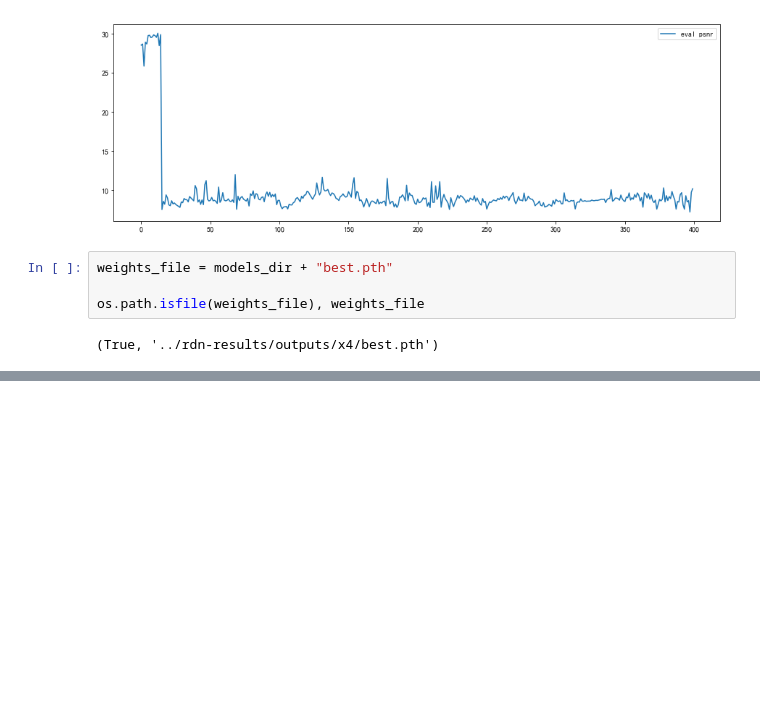
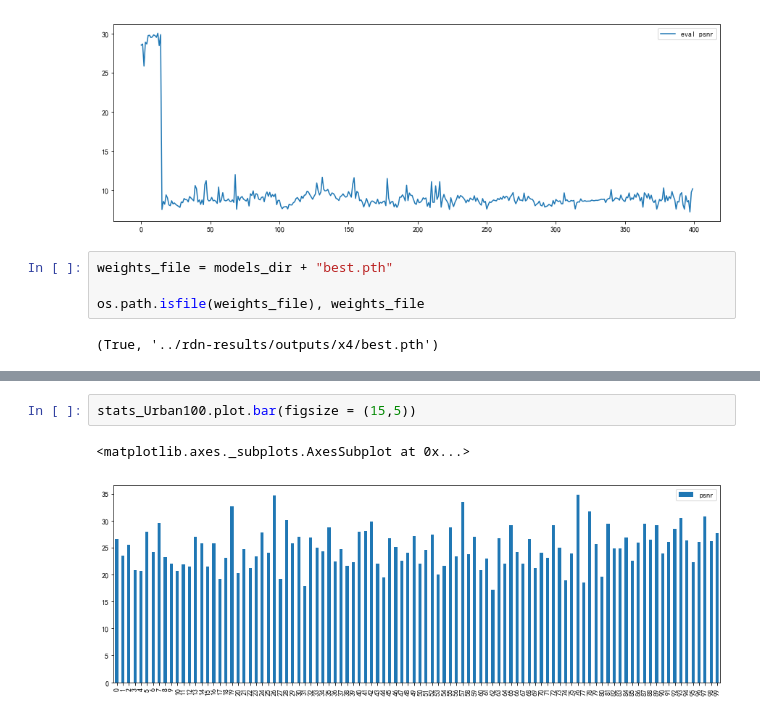
Before and after one commit to Tenfleques/resnet-sr-survey, a Jupyter notebook: RDN-pytorch-master/evaluate-tests.ipynb, the cells around one changed output, grey strips where cells are left out. Drawn from its saved outputs; the diff is of its cells as text; blank space fills up the shorter version.

```diff
--- a/RDN-pytorch-master/evaluate-tests.ipynb
+++ b/RDN-pytorch-master/evaluate-tests.ipynb
@@ -258,0 +318,5 @@ stats_Urban100.describe()
+# %%
+stats_Urban100.plot.bar(figsize = (15,5))
+# %% [output]
+<matplotlib.axes._subplots.AxesSubplot at 0x...>
+[figure, added]
```
Also changed, not shown: parts of 11 cells of this notebook, 1 other file.
